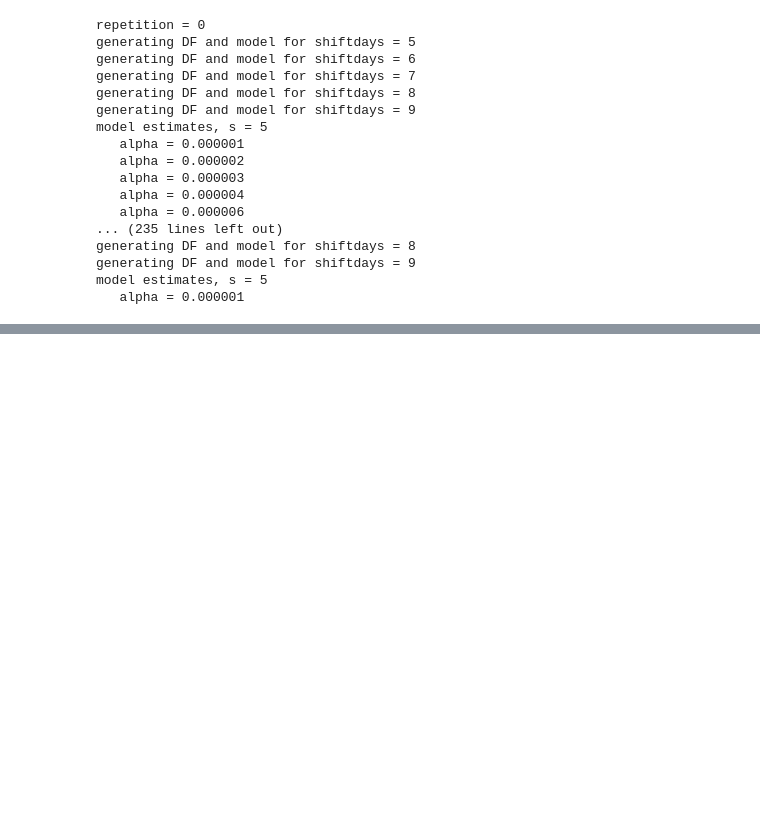
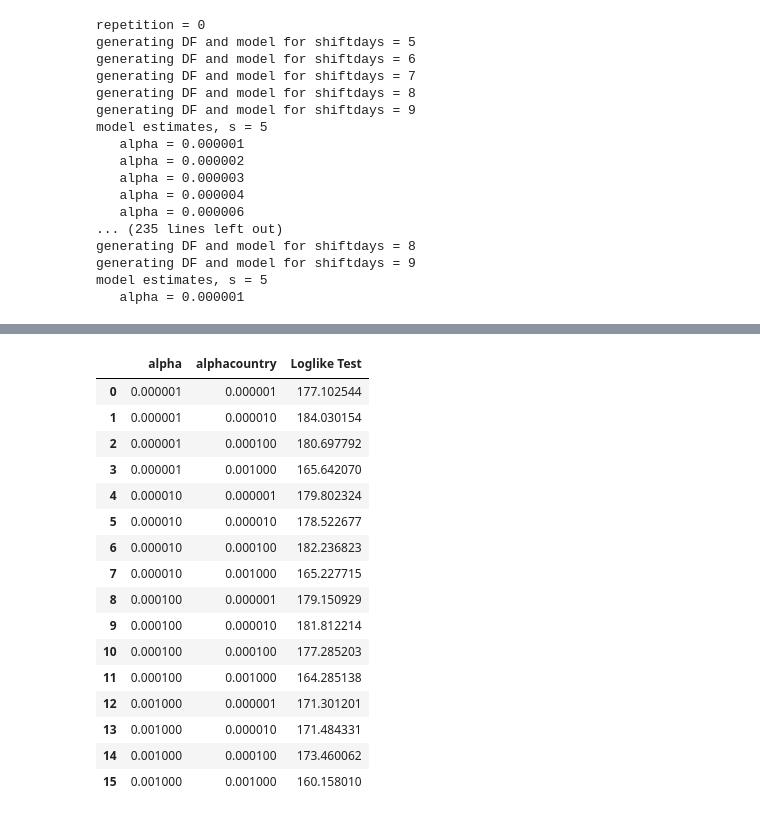
Before and after one commit to lukasgeyrhofer/corona, a Jupyter notebook: regression measures computation.ipynb, the cells around one changed output, grey strips where cells are left out. Drawn from its saved outputs; the diff is of its cells as text; code cells hidden in the pictures; blank space fills up the shorter version.

```diff
--- a/regression measures computation.ipynb
+++ b/regression measures computation.ipynb
@@ -542,0 +648,15 @@ allresults_rndXv.head()
+# %%
+allres_doublealpha = None
+#for repetition in range(10):
+for alpham in np.power(10.,np.linspace(-6,-3,num=4)):
+    for alphac in np.power(10.,np.linspace(-6,-3,num=4)):
+        print('{:.6f} {:.6f}'.format(alpham,alphac))
+        result_df = CrossValidation( data         = regrDF40[7],
+                                     outputheader = {'shiftdays':shiftdays, 'alpha':alpham, 'alphacountry':alphac},
+                                     alpha        = alpham,
+                                     alphacountry = alphac)
+        #print(result_df)
+        if allres_doublealpha is None:
+            allres_doublealpha = result_df
+        else:
+            allres_doublealpha = pd.concat([allres_doublealpha, result_df])
@@ -542,0 +682,20 @@ allresults_rndXv.head()
+# %%
+allres_doublealpha.groupby(['alpha','alphacountry'],as_index = False)['Loglike Test'].mean()
+# %% [output]
+|  | alpha | alphacountry | Loglike Test |
+| 0 | 0.000001 | 0.000001 | 177.102544 |
+| 1 | 0.000001 | 0.000010 | 184.030154 |
+| 2 | 0.000001 | 0.000100 | 180.697792 |
+| 3 | 0.000001 | 0.001000 | 165.642070 |
+| 4 | 0.000010 | 0.000001 | 179.802324 |
+| 5 | 0.000010 | 0.000010 | 178.522677 |
+| 6 | 0.000010 | 0.000100 | 182.236823 |
+| 7 | 0.000010 | 0.001000 | 165.227715 |
+| 8 | 0.000100 | 0.000001 | 179.150929 |
+| 9 | 0.000100 | 0.000010 | 181.812214 |
+| 10 | 0.000100 | 0.000100 | 177.285203 |
+| 11 | 0.000100 | 0.001000 | 164.285138 |
+| 12 | 0.001000 | 0.000001 | 171.301201 |
+| 13 | 0.001000 | 0.000010 | 171.484331 |
+| 14 | 0.001000 | 0.000100 | 173.460062 |
+| 15 | 0.001000 | 0.001000 | 160.158010 |
```
Also changed, not shown: parts of 5 cells of this notebook, 1 other file.
